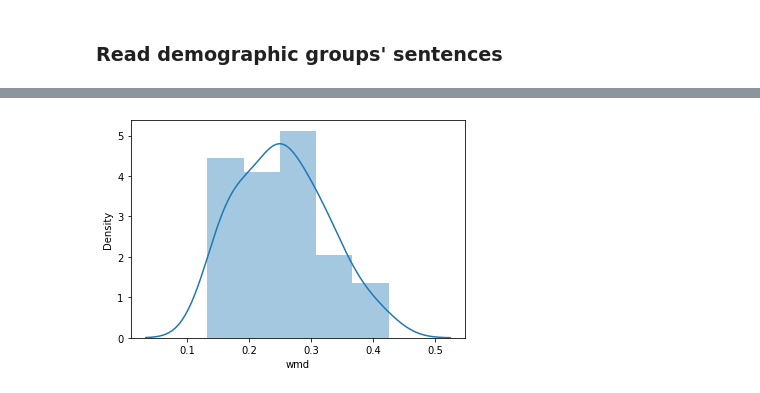
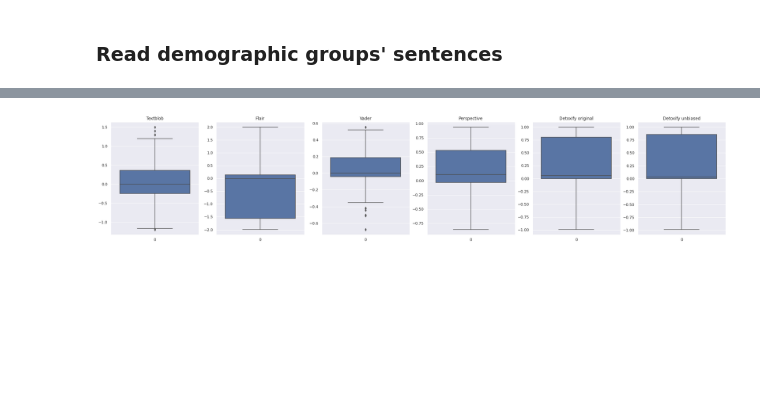
Before and after one commit to Guilherme26/dissertation, a Jupyter notebook: notebooks/pipelines/07-analysis/youtube/07-3-analyze-wmd.ipynb, the cells around one changed output, grey strips where cells are left out. Saved outputs shown, nothing was run; the diff lists cells and outputs as text; code cells hidden in the pictures; blank space fills up the shorter version.

```diff
--- a/notebooks/pipelines/07-analysis/youtube/07-3-analyze-wmd.ipynb
+++ b/notebooks/pipelines/07-analysis/youtube/07-3-analyze-wmd.ipynb
@@ -11,5 +13,7 @@ from tqdm import tqdm
 
 sys.path.append("../../../../utils")
 from absolute_path_builder import AbsolutePathBuilder
+# %%
+sns.set()
 # %% [markdown]
 ### Read demographic groups' sentences
@@ -118,6 +20,45 @@ plt.show()
-# %%
-sns.distplot(df_wmd.wmd)
-plt.title("")
-plt.show()
-# %% [output]
-[figure, removed]
+# %%
+# input_path = AbsolutePathBuilder.get_path(
+#     f"07_coraal_vs_buckeye_wmd",
+#     filepaths="../../../../config/filepaths.yaml"
+# )
+
+# input_path = AbsolutePathBuilder.get_path(
+#     f"07_youtube_wmd",
+#     filepaths="../../../../config/filepaths.yaml"
+# )
+
+input_path = AbsolutePathBuilder.get_path(
+    f"07_twitter_wmd",
+    filepaths="../../../../config/filepaths.yaml"
+)
+# %%
+dfs = [pd.read_csv(file) for file in glob.glob(os.path.join(input_path, "*"))]
+# %%
+df = pd.concat(dfs, ignore_index=False)
+
+del dfs
+# %%
+fig, axs = plt.subplots(1, 6, figsize=(32, 6))
+
+for i, model in enumerate([
+    "textblob",
+    "flair",
+    "vader",
+    "perspective",
+    "detoxify_original",
+    "detoxify_unbiased",
+]):
+    df_tmp = df[["wmd", f"{model}_score_black", f"{model}_score"]].copy()
+    df_tmp.loc[:, "diffs"] = df_tmp.loc[:, f"{model}_score_black"] - df_tmp.loc[:, f"{model}_score"]
+    df_tmp = df_tmp.drop_duplicates(["wmd", "diffs"]).reset_index(drop=True)
+
+    sns.boxplot(
+        data=df_tmp.diffs,
+        ax=axs[i],
+    )
+    axs[i].set_title(model.replace('_', ' ').capitalize())
+
+plt.show()
+# %% [output]
+[figure, added]
```
Also changed, not shown: parts of 8 cells of this notebook, 11 other files.
